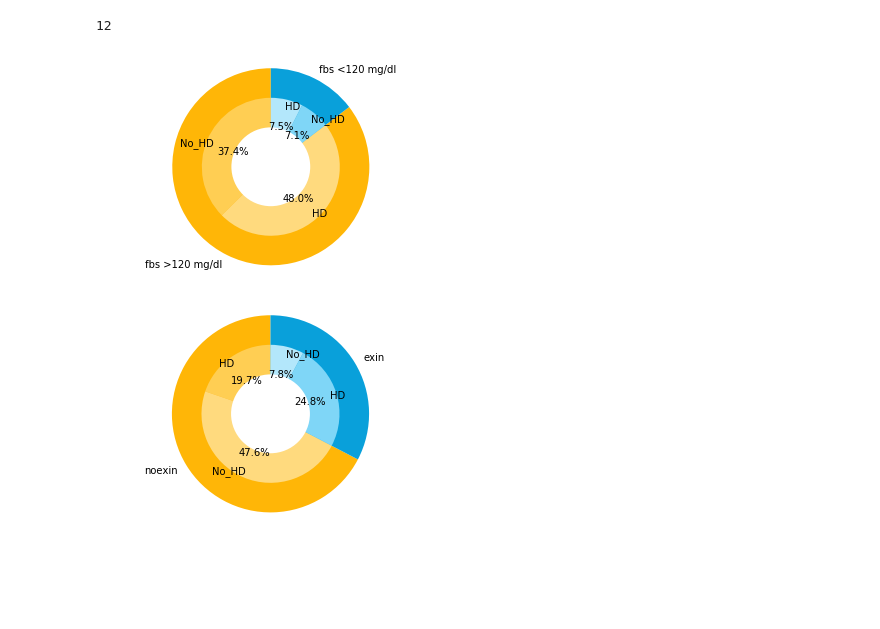
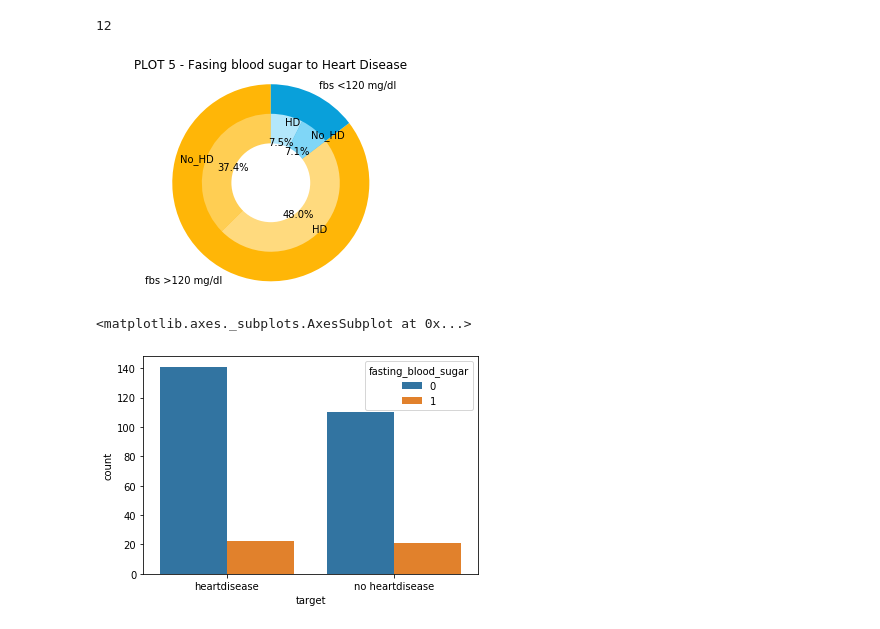
Before and after one commit to trishattah/SB-DataScience-Track, a Jupyter notebook: SB-DS-Project 1/Data story_DS_Project_1.ipynb, the cells around one changed output. Drawn from its saved outputs; the diff is of its cells as text; code cells hidden in the pictures; blank space fills up the shorter version.

```diff
--- a/SB-DS-Project 1/Data story_DS_Project_1.ipynb
+++ b/SB-DS-Project 1/Data story_DS_Project_1.ipynb
@@ -6,6 +8,5 @@ from scipy import stats
 import seaborn as sns
 # %%
 df = pd.read_csv('DW.csv')
-df = df.drop(['Unnamed: 0'], axis =1)
 df.head()
 # %% [output]
@@ -65,52 +51,42 @@ len(b)
 # %%
 a = df[(df['target'] ==0) & (df['fasting_blood_sugar'] ==0)]
 b = df[(df['target'] ==1) & (df['fasting_blood_sugar'] ==0)]
 c = df[(df['target'] ==0) & (df['fasting_blood_sugar'] ==1)]
 d = df[(df['target'] ==1) & (df['fasting_blood_sugar'] ==1)]
 
 labels = ['fbs >120 mg/dl', 'fbs <120 mg/dl']
 sizes = df['fasting_blood_sugar'].value_counts()
 labels_sex = ['No_HD', 'HD','No_HD','HD']
 sizes_sex = [len(a),len(b),len(c),len(d)]
 colors = ['#FFB607', '#09A0DA']
 colors_sex = ['#FFCE53', '#FFDA7E','#7FD6F7', '#B3E7FB']
 
 plt.subplot(1,1,1)
 bigger = plt.pie(sizes, labels=labels, colors=colors,
                  startangle=90, frame=True)
 smaller = plt.pie(sizes_sex, labels=labels_sex,
                   colors=colors_sex, radius=0.7,
                   startangle=90, labeldistance=0.9,autopct='%1.1f%%')
 centre_circle = plt.Circle((0, 0), 0.4, color='white', linewidth=0)
 fig = plt.gcf()
 fig.gca().add_artist(centre_circle)
 
+plt.title('PLOT 5 - Fasing blood sugar to Heart Disease')
 plt.axis('equal')
 plt.show()
-#------------------------------------------------------------------------------------------
-a = df[(df['target'] ==0) & (df['exercise_induced_angina'] ==0)]
-b = df[(df['target'] ==1) & (df['exercise_induced_angina'] ==0)]
-c = df[(df['target'] ==0) & (df['exercise_induced_angina'] ==1)]
-d = df[(df['target'] ==1) & (df['exercise_induced_angina'] ==1)]
+plt.savefig('fbs vs hd.jpg')
 
-labels = ['noexin', 'exin']
-sizes = df['exercise_induced_angina'].value_counts()
-labels_sex = ['HD', 'No_HD','HD','No_HD']
-sizes_sex = [len(a),len(b),len(c),len(d)]
-colors = ['#FFB607', '#09A0DA']
-colors_sex = ['#FFCE53', '#FFDA7E','#7FD6F7', '#B3E7FB']
+#j = sns.catplot(x="target", hue="fasting_blood_sugar", col="sex",
+#                 data=df_0, kind="count",
+#                 height=4, aspect=.7);
+#j
 
-plt.subplot(1,1,1)
-bigger = plt.pie(sizes, labels=labels, colors=colors,
-                 startangle=90, frame=True)
-smaller = plt.pie(sizes_sex, labels=labels_sex,
-                  colors=colors_sex, radius=0.7,
-                  startangle=90, labeldistance=0.9,autopct='%1.1f%%')
-centre_circle = plt.Circle((0, 0), 0.4, color='white', linewidth=0)
-fig = plt.gcf()
-fig.gca().add_artist(centre_circle)
-plt.axis('equal')
-plt.show()
+
+df['target'] = df['target'].astype(str)
+df['target']= df['target'].replace(['1', '0'],['heartdisease','no heartdisease'])
+ax = sns.countplot(x="target", hue="fasting_blood_sugar", data=df)
+ax
 # %% [output]
-[figure, old version]
+[figure, new version]
+<matplotlib.axes._subplots.AxesSubplot at 0x...>
-[figure, old version]
+[figure, new version]
```
Also changed, not shown: parts of 14 cells of this notebook.
